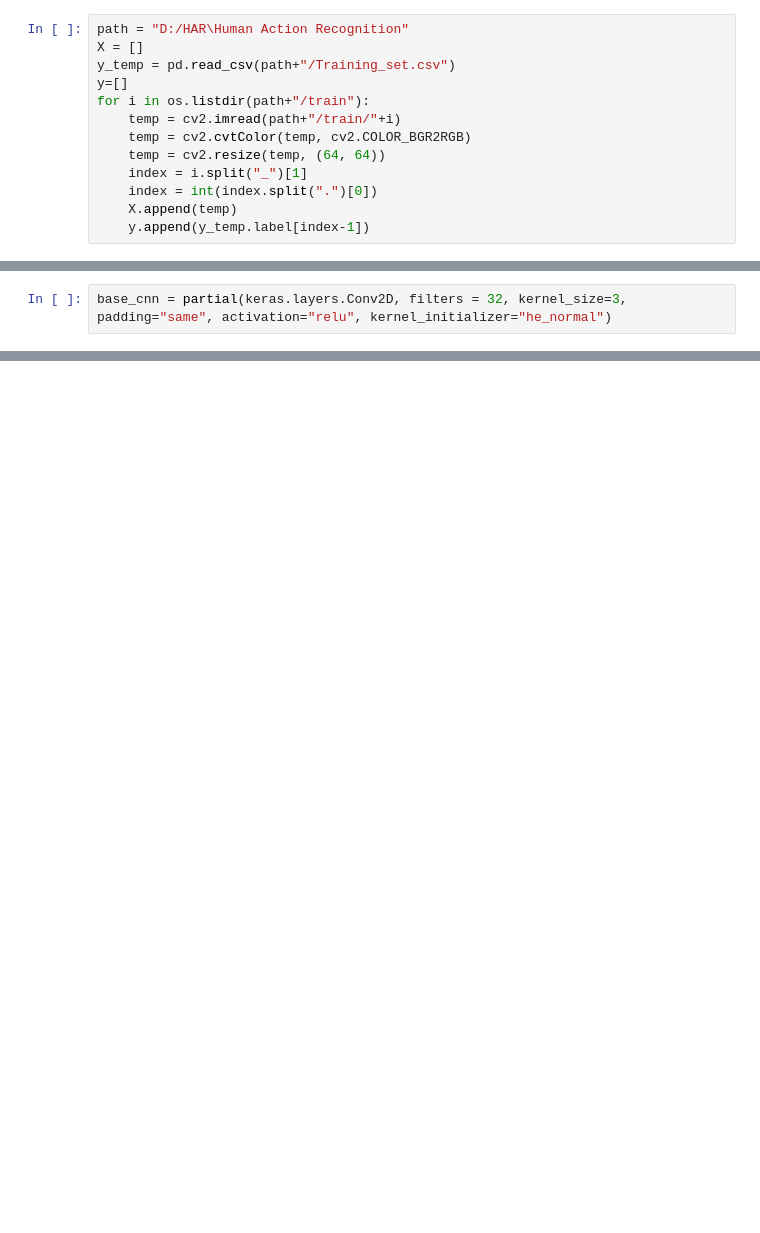
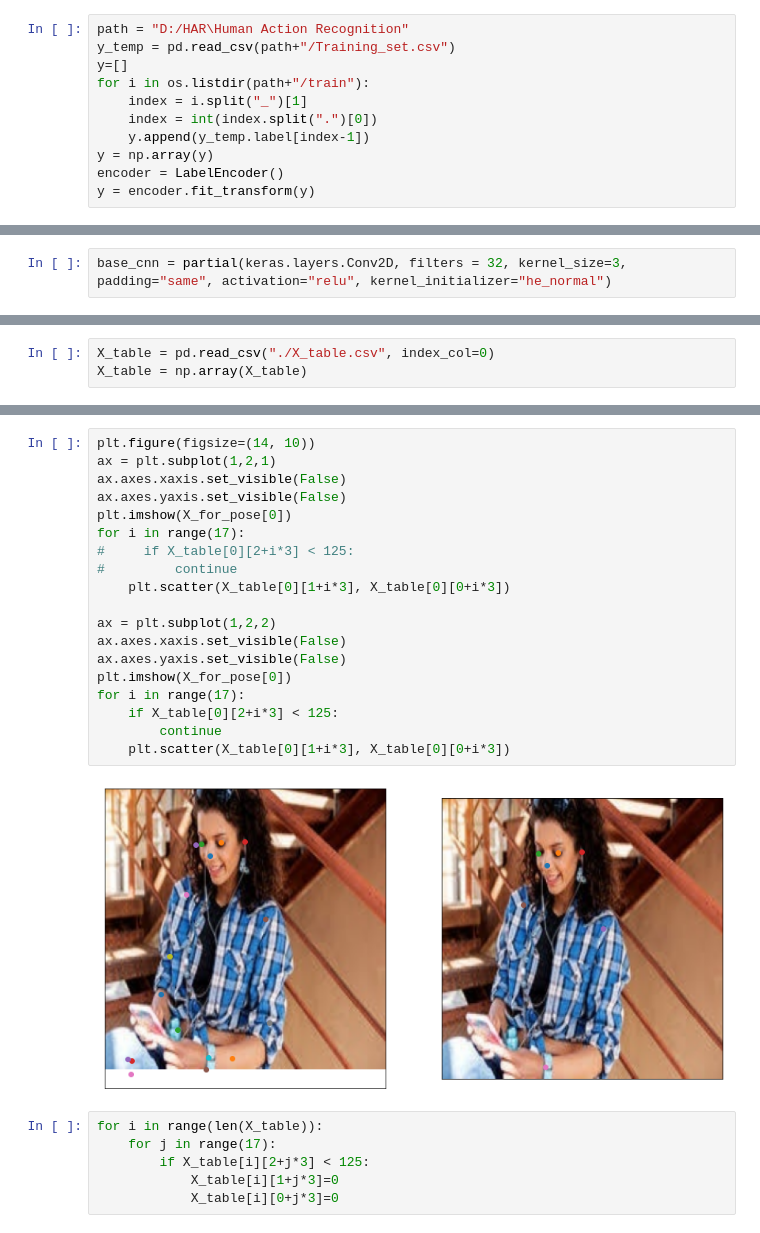
Before and after one commit to hykhhijk/Kaggle, a Jupyter notebook: Human Action Recognition (HAR) Dataset Classification/Base.ipynb, the cells around one changed output, grey strips where cells are left out. Cells and saved outputs as stored; diff of their text form; blank space fills up the shorter version.

```diff
--- a/Human Action Recognition (HAR) Dataset Classification/Base.ipynb
+++ b/Human Action Recognition (HAR) Dataset Classification/Base.ipynb
@@ -12,13 +38,11 @@ import tensorflow as tf
 # %%
 path = "D:/HAR\Human Action Recognition"
-X = []
 y_temp = pd.read_csv(path+"/Training_set.csv")
 y=[]
 for i in os.listdir(path+"/train"):
-    temp = cv2.imread(path+"/train/"+i)
-    temp = cv2.cvtColor(temp, cv2.COLOR_BGR2RGB)
-    temp = cv2.resize(temp, (64, 64))
     index = i.split("_")[1]
     index = int(index.split(".")[0])
-    X.append(temp)
     y.append(y_temp.label[index-1])
+y = np.array(y)
+encoder = LabelEncoder()
+y = encoder.fit_transform(y)
@@ -120,0 +184,3 @@ KeyboardInterrupt:
+# %%
+X_table = pd.read_csv("./X_table.csv", index_col=0)
+X_table = np.array(X_table)
@@ -120,0 +219,27 @@ KeyboardInterrupt:
+# %%
+plt.figure(figsize=(14, 10))
+ax = plt.subplot(1,2,1)
+ax.axes.xaxis.set_visible(False)
+ax.axes.yaxis.set_visible(False)
+plt.imshow(X_for_pose[0])
+for i in range(17):
+#     if X_table[0][2+i*3] < 125:
+#         continue
+    plt.scatter(X_table[0][1+i*3], X_table[0][0+i*3])
+
+ax = plt.subplot(1,2,2)
+ax.axes.xaxis.set_visible(False)
+ax.axes.yaxis.set_visible(False)
+plt.imshow(X_for_pose[0])
+for i in range(17):
+    if X_table[0][2+i*3] < 125:
+        continue
+    plt.scatter(X_table[0][1+i*3], X_table[0][0+i*3])
+# %% [output]
+[figure, added]
+# %%
+for i in range(len(X_table)):
+    for j in range(17):
+        if X_table[i][2+j*3] < 125:
+            X_table[i][1+j*3]=0
+            X_table[i][0+j*3]=0
```
Also changed, not shown: parts of 38 cells of this notebook, 2 other files.
